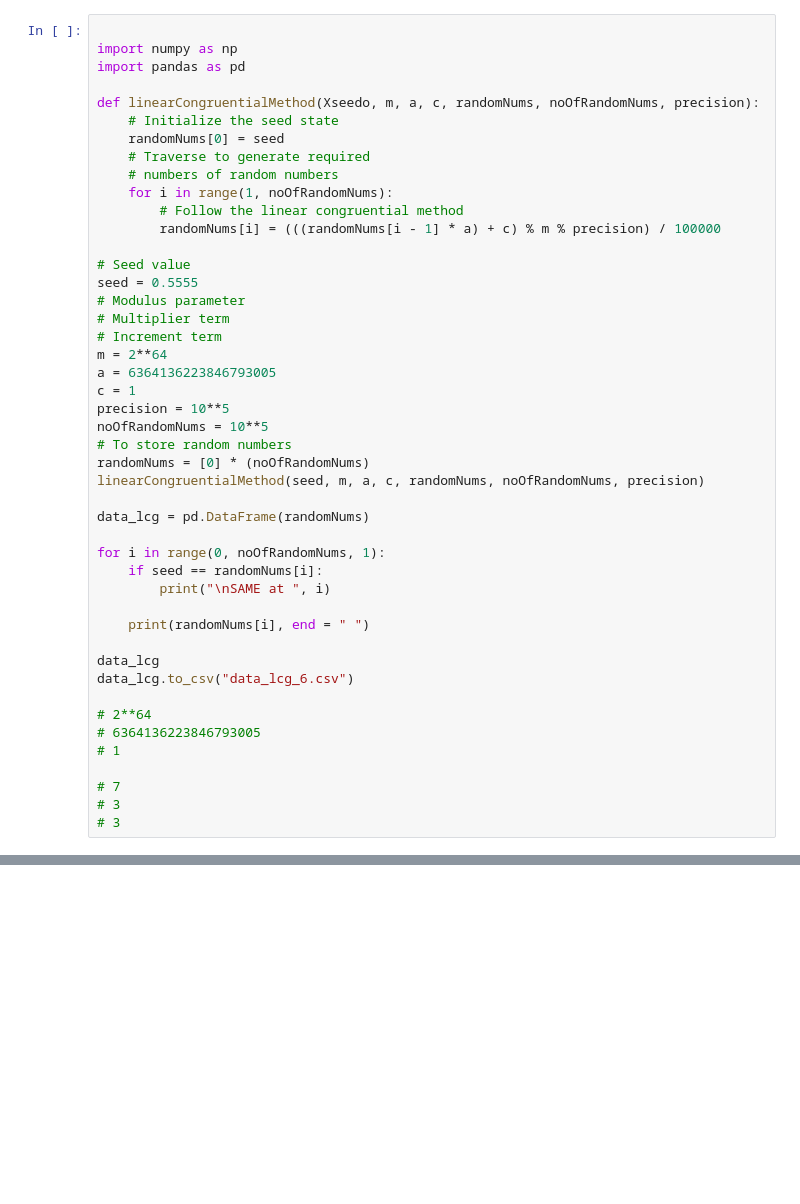
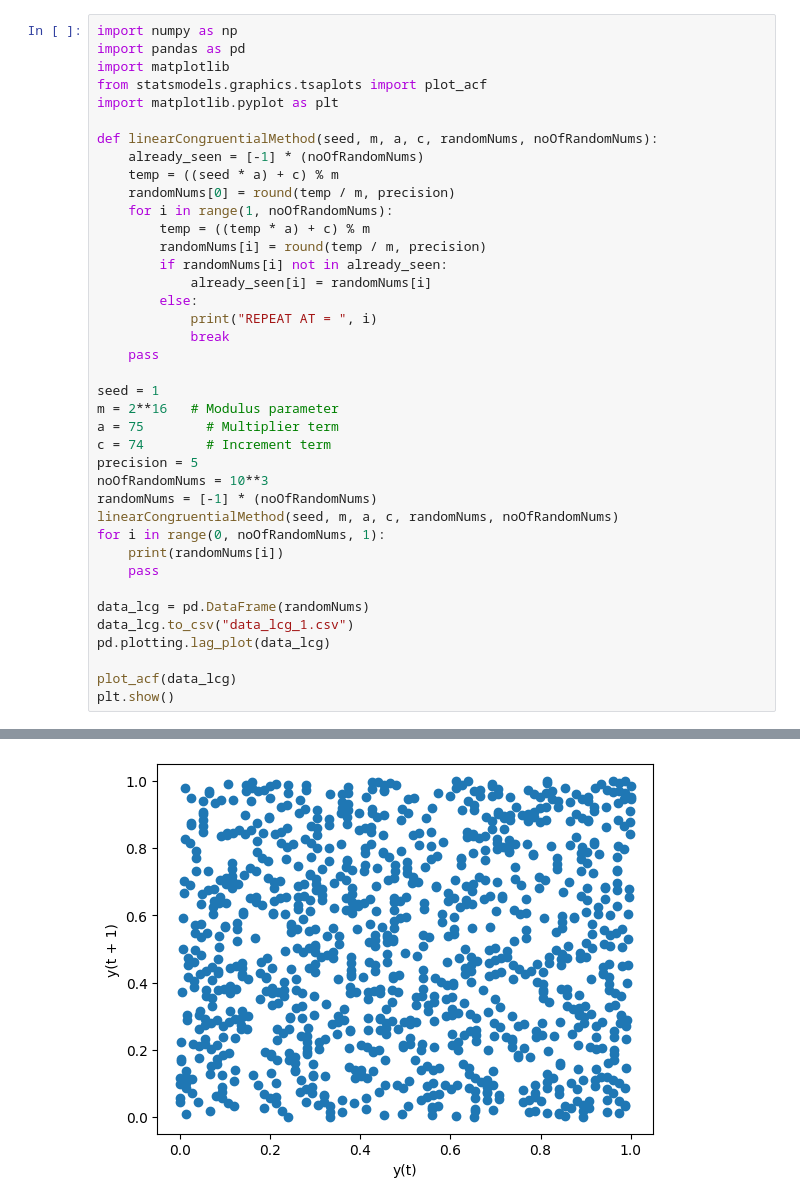
Before and after one commit to Wickidie/CollegeCs, a Jupyter notebook: Python/SimulationModeling/SimulationModeling.ipynb, the cells around one changed output, grey strips where cells are left out. Cells and saved outputs as stored; diff of their text form; blank space fills up the shorter version.

```diff
--- a/Python/SimulationModeling/SimulationModeling.ipynb
+++ b/Python/SimulationModeling/SimulationModeling.ipynb
@@ -1,47 +1,40 @@
 # %%
-
 import numpy as np
 import pandas as pd
+import matplotlib
+from statsmodels.graphics.tsaplots import plot_acf
+import matplotlib.pyplot as plt
 
-def linearCongruentialMethod(Xseedo, m, a, c, randomNums, noOfRandomNums, precision):
-    # Initialize the seed state
-    randomNums[0] = seed
-    # Traverse to generate required
-    # numbers of random numbers
+def linearCongruentialMethod(seed, m, a, c, randomNums, noOfRandomNums):
+    already_seen = [-1] * (noOfRandomNums)
+    temp = ((seed * a) + c) % m
+    randomNums[0] = round(temp / m, precision)
     for i in range(1, noOfRandomNums):
-        # Follow the linear congruential method
-        randomNums[i] = (((randomNums[i - 1] * a) + c) % m % precision) / 100000
+        temp = ((temp * a) + c) % m
+        randomNums[i] = round(temp / m, precision)
+        if randomNums[i] not in already_seen:
+            already_seen[i] = randomNums[i]
+        else:
+            print("REPEAT AT = ", i)
+            break
+    pass
 
-# Seed value
-seed = 0.5555
-# Modulus parameter
-# Multiplier term
-# Increment term
-m = 2**64
-a = 6364136223846793005
-c = 1
-precision = 10**5
-noOfRandomNums = 10**5
-# To store random numbers
-randomNums = [0] * (noOfRandomNums)
-linearCongruentialMethod(seed, m, a, c, randomNums, noOfRandomNums, precision)
+seed = 1
+m = 2**16   # Modulus parameter
+a = 75        # Multiplier term
+c = 74        # Increment term
+precision = 5
+noOfRandomNums = 10**3
+randomNums = [-1] * (noOfRandomNums)
+linearCongruentialMethod(seed, m, a, c, randomNums, noOfRandomNums)
+for i in range(0, noOfRandomNums, 1):
+    print(randomNums[i])
+    pass
 
 data_lcg = pd.DataFrame(randomNums)
+data_lcg.to_csv("data_lcg_1.csv")
+pd.plotting.lag_plot(data_lcg)
 
-for i in range(0, noOfRandomNums, 1):
-    if seed == randomNums[i]:
-        print("\nSAME at ", i)
-
-    print(randomNums[i], end = " ")
-
-data_lcg
-data_lcg.to_csv("data_lcg_6.csv")
-
-# 2**64
-# 6364136223846793005
-# 1
-
-# 7
-# 3
-# 3
+plot_acf(data_lcg)
+plt.show()
 # %% [output]
@@ -49,0 +58 @@ SAME at  0
+[figure, added]
```
Also changed, not shown: parts of 2 cells of this notebook.
